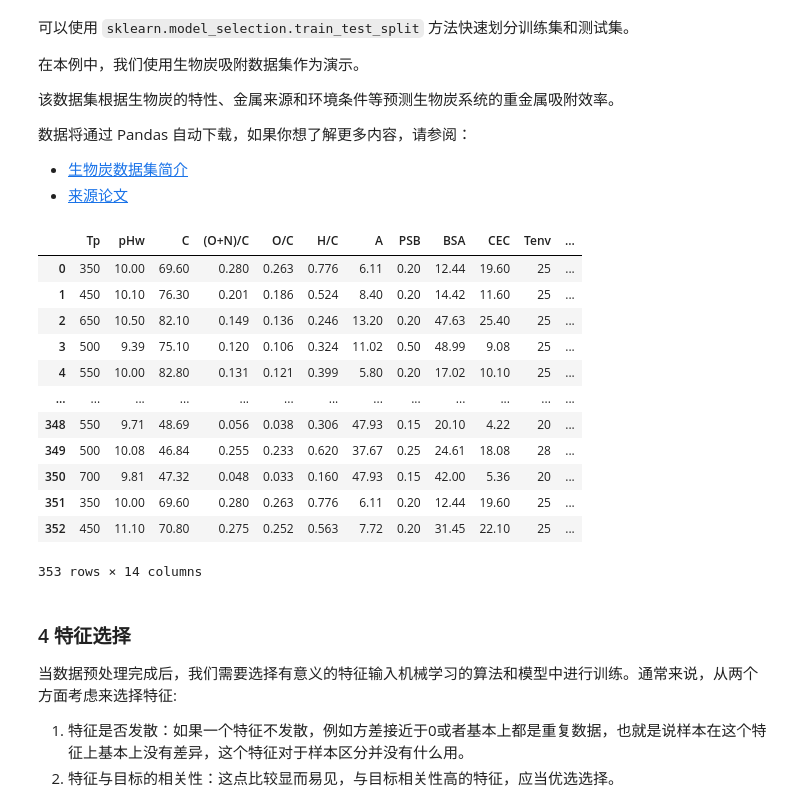
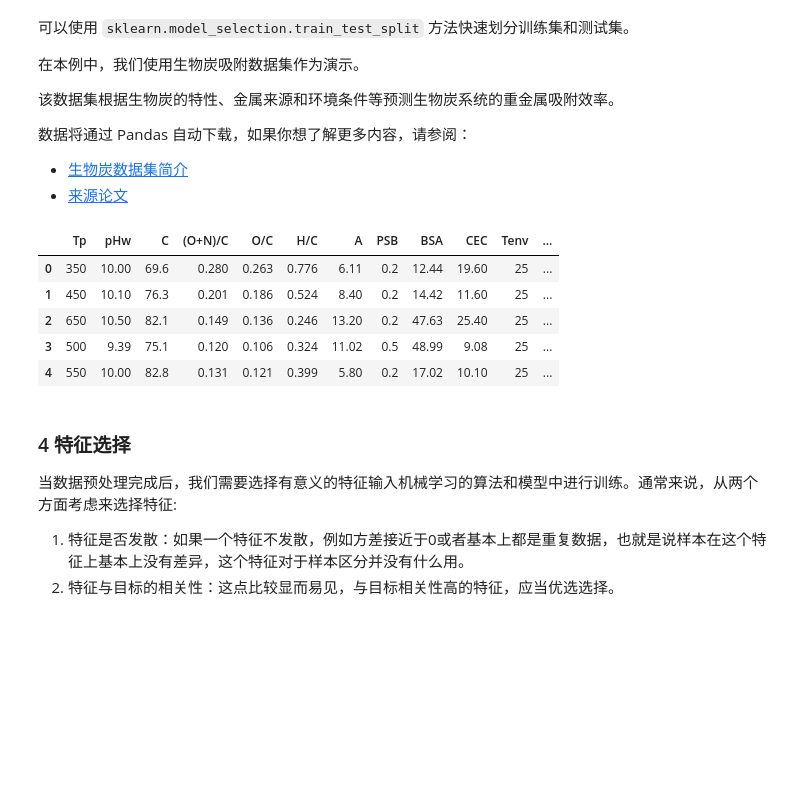
Before and after one commit to dptech-corp/bohrium-notebook, a Jupyter notebook: Proem/Scikit_Learn_Basic_Functions_Tutorial.ipynb, the cells around one changed output. Drawn from its saved outputs; the diff is of its cells as text; code cells hidden in the pictures; blank space fills up the shorter version.

```diff
--- a/Proem/Scikit_Learn_Basic_Functions_Tutorial.ipynb
+++ b/Proem/Scikit_Learn_Basic_Functions_Tutorial.ipynb
@@ -413,23 +396,16 @@ array([[-1. ,  2. ],
 # %%
 from sklearn.model_selection import train_test_split, cross_val_score
 
 # 导入数据集
 df_bio = pd.read_csv('https://dp-public.oss-cn-beijing.aliyuncs.com/community/AI4EC/biochar_sorption(Original).csv')
-df_bio
+df_bio.head()
 # %% [output]
 |  | Tp | pHw | C | (O+N)/C | O/C | H/C | A | PSB | BSA | CEC | Tenv | ... |
-| 0 | 350 | 10.00 | 69.60 | 0.280 | 0.263 | 0.776 | 6.11 | 0.20 | 12.44 | 19.60 | 25 | ... |
-| 1 | 450 | 10.10 | 76.30 | 0.201 | 0.186 | 0.524 | 8.40 | 0.20 | 14.42 | 11.60 | 25 | ... |
-| 2 | 650 | 10.50 | 82.10 | 0.149 | 0.136 | 0.246 | 13.20 | 0.20 | 47.63 | 25.40 | 25 | ... |
-| 3 | 500 | 9.39 | 75.10 | 0.120 | 0.106 | 0.324 | 11.02 | 0.50 | 48.99 | 9.08 | 25 | ... |
-| 4 | 550 | 10.00 | 82.80 | 0.131 | 0.121 | 0.399 | 5.80 | 0.20 | 17.02 | 10.10 | 25 | ... |
-| ... | ... | ... | ... | ... | ... | ... | ... | ... | ... | ... | ... | ... |
-| 348 | 550 | 9.71 | 48.69 | 0.056 | 0.038 | 0.306 | 47.93 | 0.15 | 20.10 | 4.22 | 20 | ... |
-| 349 | 500 | 10.08 | 46.84 | 0.255 | 0.233 | 0.620 | 37.67 | 0.25 | 24.61 | 18.08 | 28 | ... |
-| 350 | 700 | 9.81 | 47.32 | 0.048 | 0.033 | 0.160 | 47.93 | 0.15 | 42.00 | 5.36 | 20 | ... |
-| 351 | 350 | 10.00 | 69.60 | 0.280 | 0.263 | 0.776 | 6.11 | 0.20 | 12.44 | 19.60 | 25 | ... |
-| 352 | 450 | 11.10 | 70.80 | 0.275 | 0.252 | 0.563 | 7.72 | 0.20 | 31.45 | 22.10 | 25 | ... |
+| 0 | 350 | 10.00 | 69.6 | 0.280 | 0.263 | 0.776 | 6.11 | 0.2 | 12.44 | 19.60 | 25 | ... |
+| 1 | 450 | 10.10 | 76.3 | 0.201 | 0.186 | 0.524 | 8.40 | 0.2 | 14.42 | 11.60 | 25 | ... |
+| 2 | 650 | 10.50 | 82.1 | 0.149 | 0.136 | 0.246 | 13.20 | 0.2 | 47.63 | 25.40 | 25 | ... |
+| 3 | 500 | 9.39 | 75.1 | 0.120 | 0.106 | 0.324 | 11.02 | 0.5 | 48.99 | 9.08 | 25 | ... |
+| 4 | 550 | 10.00 | 82.8 | 0.131 | 0.121 | 0.399 | 5.80 | 0.2 | 17.02 | 10.10 | 25 | ... |
-353 rows × 14 columns
 # %%
 # 划分特征与标签
 X_mat = df_bio.iloc[:, :13].values
```
Also changed, not shown: parts of 13 cells of this notebook.
